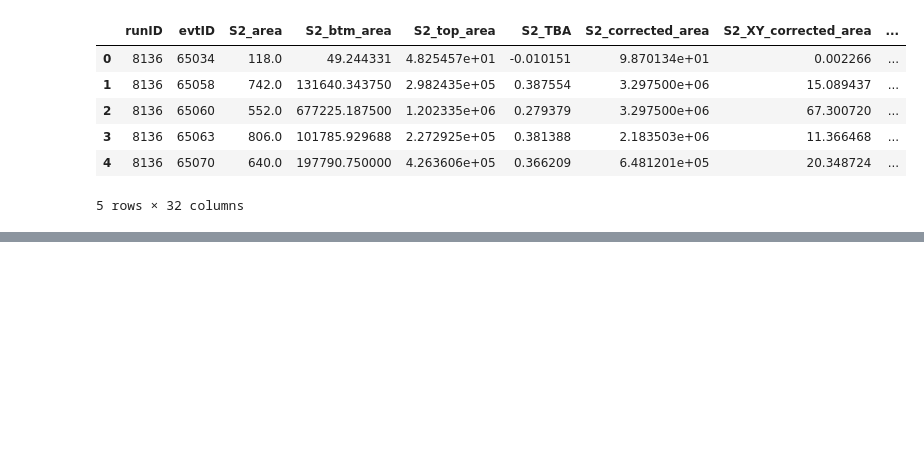
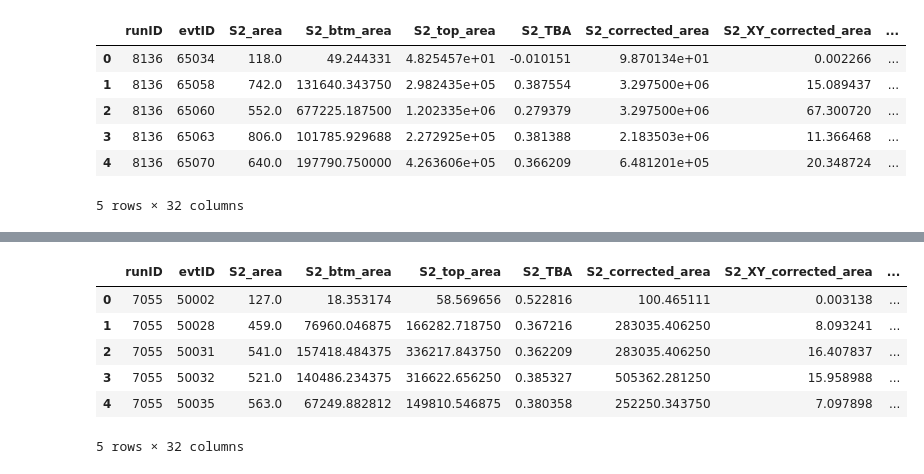
Before and after one commit to hpetrou/Bsc-Project, a Jupyter notebook: Tritium Cuts.ipynb, the cells around one changed output, grey strips where cells are left out. Saved outputs shown, nothing was run; the diff lists cells and outputs as text; code cells hidden in the pictures; blank space fills up the shorter version.

```diff
--- a/Tritium Cuts.ipynb
+++ b/Tritium Cuts.ipynb
@@ -310,0 +327,12 @@ plt.show()
+# %%
+with uproot.open("bg_sr1_fixed.root") as f:
+    bg = f["Events"].arrays(cut = 'S1_corrected_area > 0', library = 'pd')
+bg.head()
+# %% [output]
+|  | runID | evtID | S2_area | S2_btm_area | S2_top_area | S2_TBA | S2_corrected_area | S2_XY_corrected_area | ... |
+| 0 | 7055 | 50002 | 127.0 | 18.353174 | 58.569656 | 0.522816 | 100.465111 | 0.003138 | ... |
+| 1 | 7055 | 50028 | 459.0 | 76960.046875 | 166282.718750 | 0.367216 | 283035.406250 | 8.093241 | ... |
+| 2 | 7055 | 50031 | 541.0 | 157418.484375 | 336217.843750 | 0.362209 | 283035.406250 | 16.407837 | ... |
+| 3 | 7055 | 50032 | 521.0 | 140486.234375 | 316622.656250 | 0.385327 | 505362.281250 | 15.958988 | ... |
+| 4 | 7055 | 50035 | 563.0 | 67249.882812 | 149810.546875 | 0.380358 | 252250.343750 | 7.097898 | ... |
+5 rows × 32 columns
```
Also changed, not shown: parts of 17 cells of this notebook.
